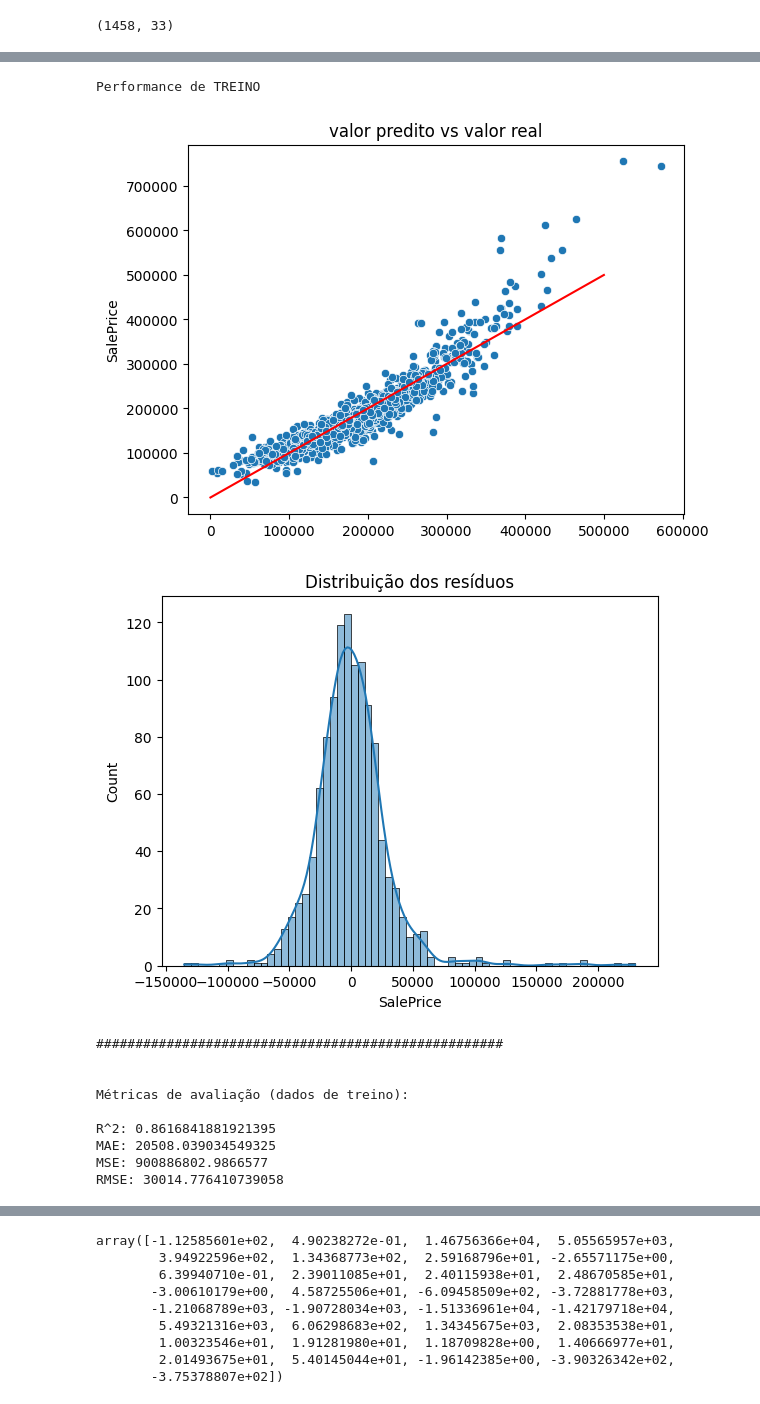
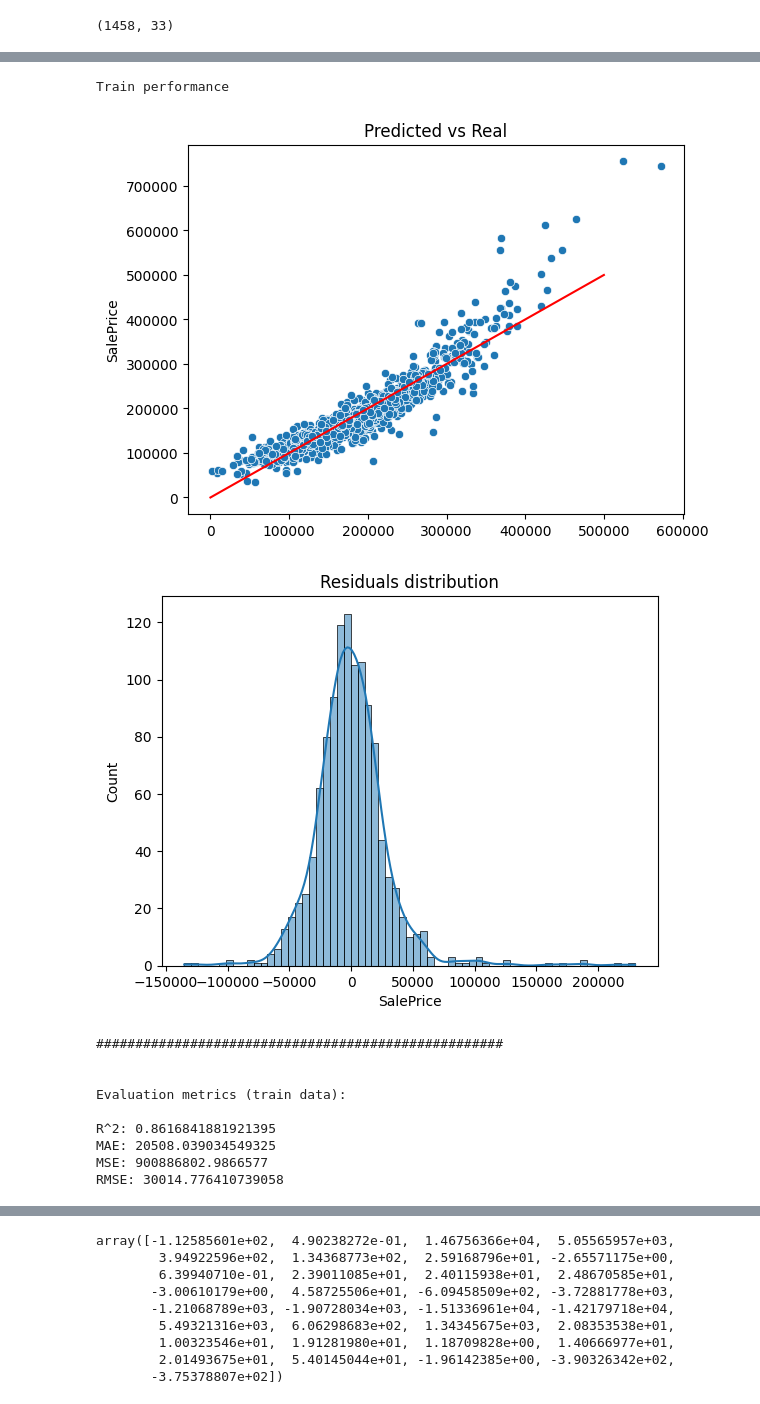
Before and after one commit to themarcosf/machine-learning-AZ, a Jupyter notebook: 01-regression-models/extra/linear-regression.ipynb, the cells around one changed output, grey strips where cells are left out. Drawn from its saved outputs; the diff is of its cells as text; code cells hidden in the pictures.

```diff
--- a/01-regression-models/extra/linear-regression.ipynb
+++ b/01-regression-models/extra/linear-regression.ipynb
@@ -1123,36 +925,33 @@ Mais adiante falaremos sobre overfitting, e este ponto ficará mais claro.
 # %%
-print("\nPerformance de TREINO\n")
+print("\nTrain performance\n")
 
-predictions = modelo.predict(X_treino)
+preds = model.predict(X_train)
 
-plt.title("valor predito vs valor real")
-sns.scatterplot(x=predictions, y=y_treino)
+plt.title("Predicted vs Real")
+sns.scatterplot(x=preds, y=y_train)
 plt.plot(np.linspace(0, 500000, 1000), np.linspace(0, 500000, 1000), color="red")
 plt.show()
 
-plt.title("Distribuição dos resíduos")
-sns.histplot(y_treino-predictions, kde=True)
+plt.title("Residuals distribution")
+
+sns.histplot(y_train - preds, kde=True)
 plt.show()
 
 print("\n####################################################\n")
+print("\nEvaluation metrics (train data):\n")
 
-print("\nMétricas de avaliação (dados de treino):\n")
-
-# 6)
-from sklearn import metrics
-
-print('R^2:', metrics.r2_score(y_treino, predictions))
-print('MAE:', metrics.mean_absolute_error(y_treino, predictions))
-print('MSE:', metrics.mean_squared_error(y_treino, predictions))
-print('RMSE:', np.sqrt(metrics.mean_squared_error(y_treino, predictions)))
+print('R^2:', metrics.r2_score(y_train, preds))
+print('MAE:', metrics.mean_absolute_error(y_train, preds))
+print('MSE:', metrics.mean_squared_error(y_train, preds))
+print('RMSE:', np.sqrt(metrics.mean_squared_error(y_train, preds)))
 # %% [output]
-Performance de TREINO
+Train performance
-[figure, old version]
+[figure, new version]
-[figure, old version]
+[figure, new version]
 ####################################################
 
 
-Métricas de avaliação (dados de treino):
+Evaluation metrics (train data):
 
 R^2: 0.8616841881921395
 MAE: 20508.039034549325
```
Also changed, not shown: parts of 146 cells of this notebook, 3 other files.
